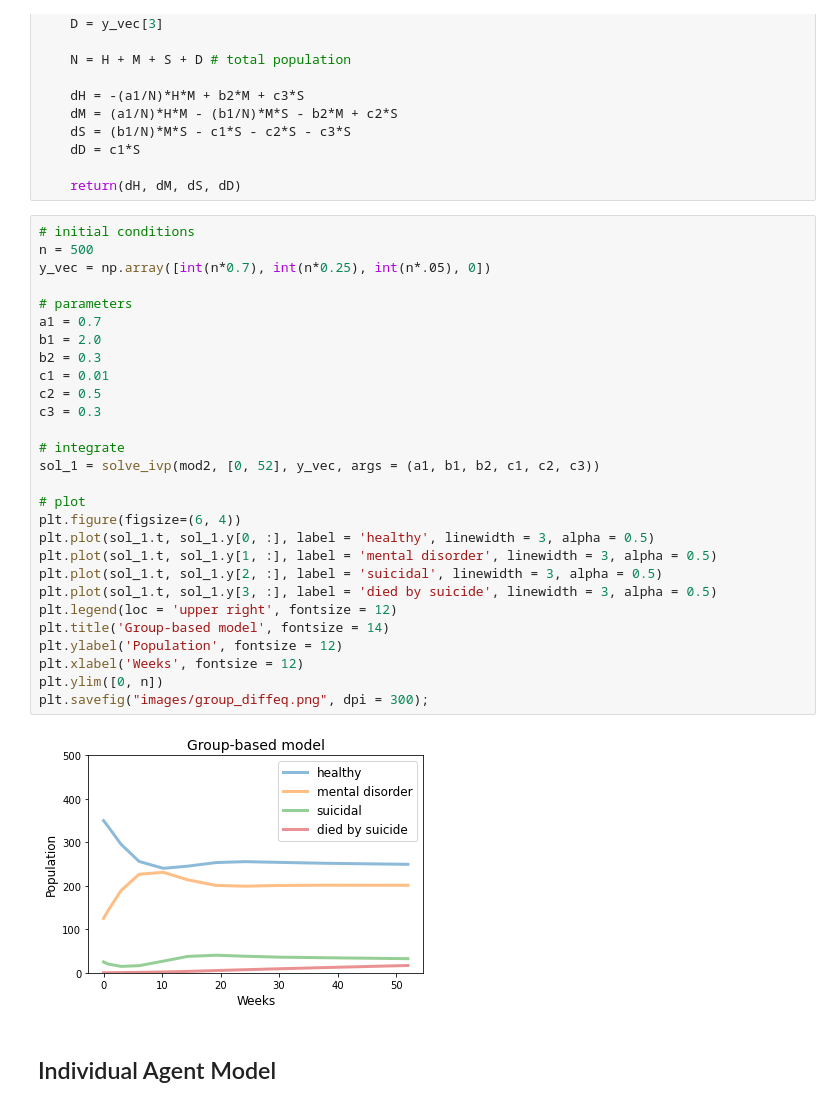
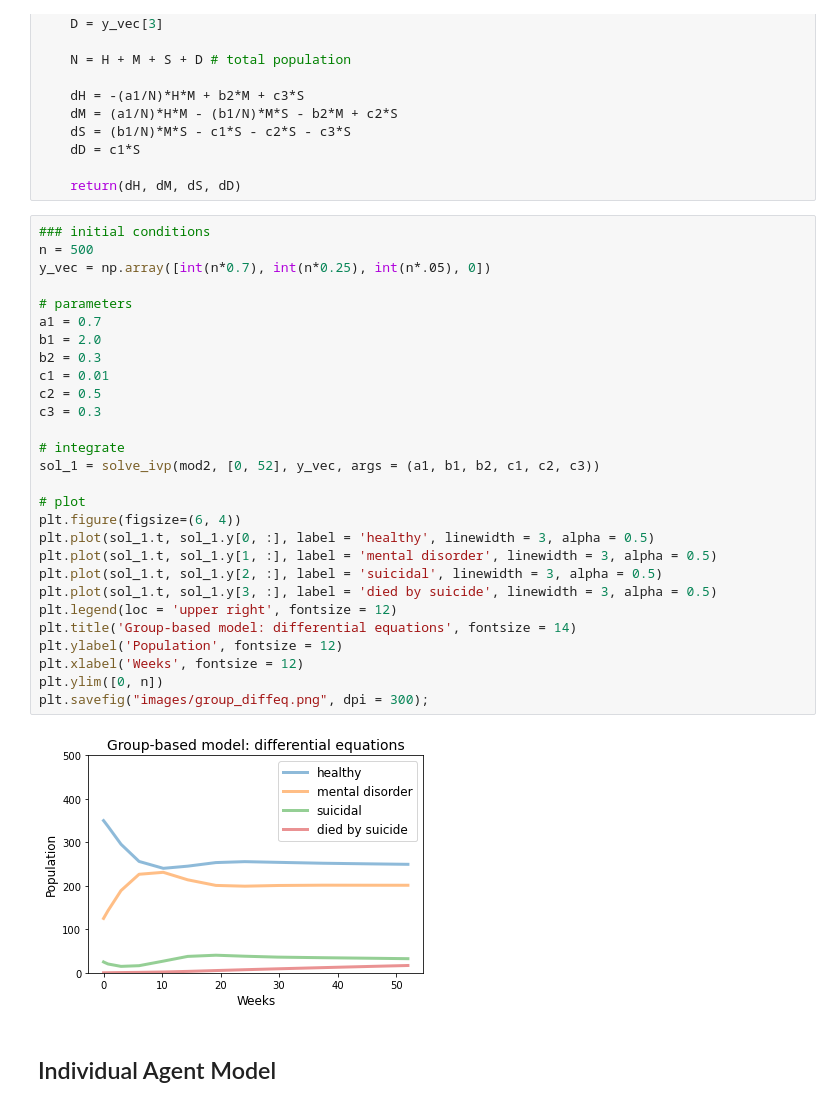
Before and after one commit to ShirleyBWang/am115_final, a Jupyter notebook: final_aim2.ipynb, the cells around one changed output. Drawn from its saved outputs; the diff is of its cells as text.

```diff
--- a/final_aim2.ipynb
+++ b/final_aim2.ipynb
@@ -40,35 +40,35 @@ def mod2(t, y_vec, a1, b1, b2, c1, c2, c3):
 
     return(dH, dM, dS, dD)
 # %%
-# initial conditions
+### initial conditions
 n = 500
 y_vec = np.array([int(n*0.7), int(n*0.25), int(n*.05), 0])
 
 # parameters
 a1 = 0.7
 b1 = 2.0
 b2 = 0.3
 c1 = 0.01
 c2 = 0.5
 c3 = 0.3
 
 # integrate
 sol_1 = solve_ivp(mod2, [0, 52], y_vec, args = (a1, b1, b2, c1, c2, c3))
 
 # plot
 plt.figure(figsize=(6, 4))
 plt.plot(sol_1.t, sol_1.y[0, :], label = 'healthy', linewidth = 3, alpha = 0.5)
 plt.plot(sol_1.t, sol_1.y[1, :], label = 'mental disorder', linewidth = 3, alpha = 0.5)
 plt.plot(sol_1.t, sol_1.y[2, :], label = 'suicidal', linewidth = 3, alpha = 0.5)
 plt.plot(sol_1.t, sol_1.y[3, :], label = 'died by suicide', linewidth = 3, alpha = 0.5)
 plt.legend(loc = 'upper right', fontsize = 12)
-plt.title('Group-based model', fontsize = 14)
+plt.title('Group-based model: differential equations', fontsize = 14)
 plt.ylabel('Population', fontsize = 12)
 plt.xlabel('Weeks', fontsize = 12)
 plt.ylim([0, n])
 plt.savefig("images/group_diffeq.png", dpi = 300);
 # %% [output]
-[figure, old version]
+[figure, new version]
 # %% [markdown]
 ## Individual Agent Model
 # %%
```
Also changed, not shown: parts of 12 cells of this notebook, 13 other files.
